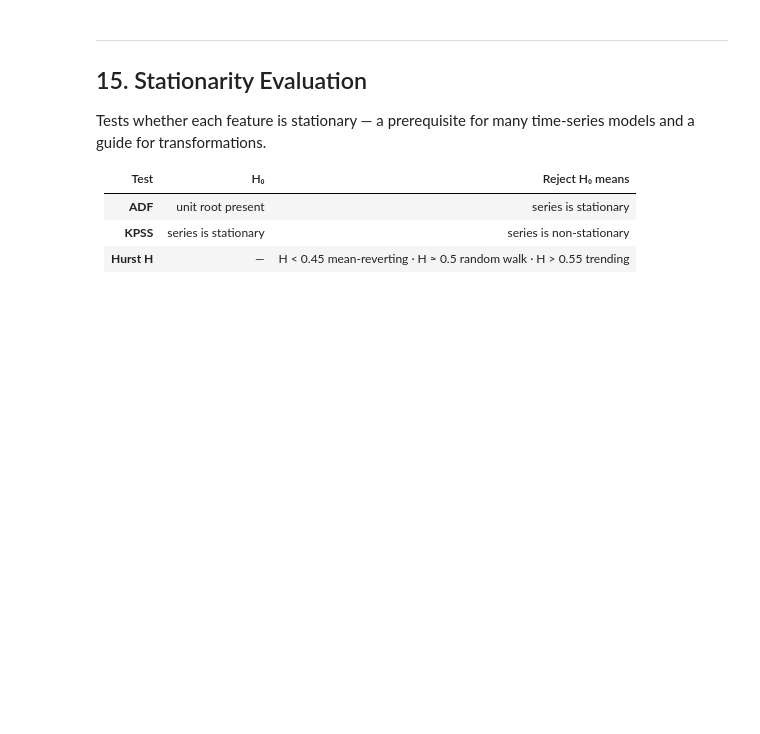
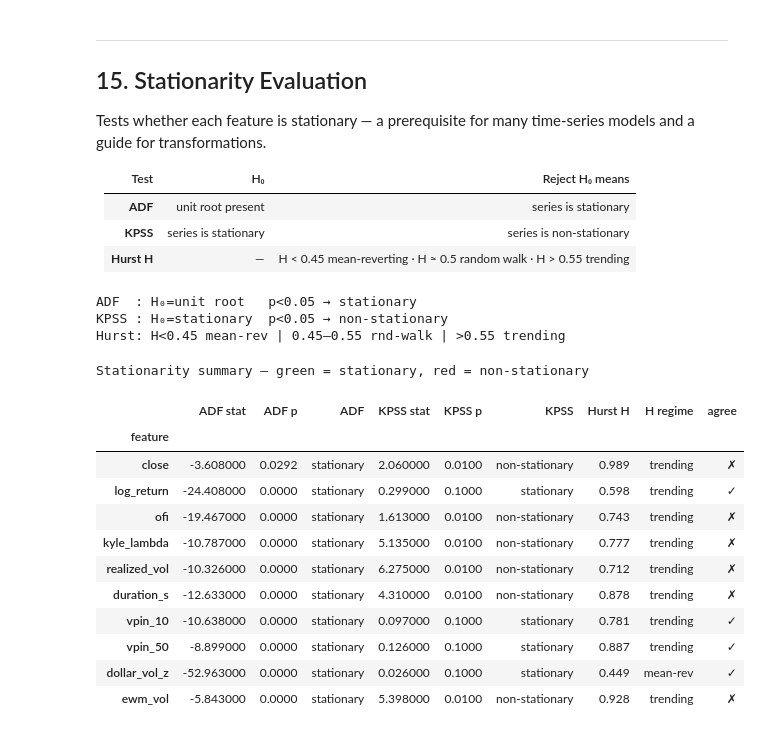
Before and after one commit to gabdejo/quant_binance, a Jupyter notebook: notebooks/build_dataset.ipynb, the cells around one changed output. Drawn from its saved outputs; the diff is of its cells as text; code cells hidden in the pictures; blank space fills up the shorter version.

```diff
--- a/notebooks/build_dataset.ipynb
+++ b/notebooks/build_dataset.ipynb
@@ -698,7 +698,7 @@ rows = []
 for col in STAT_FEATURES:
     series = df[col].dropna().values
 
-    adf_stat, adf_p, *_ = adfuller(series, autolag="AIC")
+    adf_stat, adf_p, *_ = adfuller(series, regression='ct', autolag="AIC")
 
     with warnings.catch_warnings():
         warnings.simplefilter("ignore")
@@ -717,33 +717,50 @@ for col in STAT_FEATURES:
         "ADF p":     round(adf_p,     4),
         "ADF":       adf_verdict,
         "KPSS stat": round(kpss_stat, 3),
         "KPSS p":    round(kpss_p,    4),
         "KPSS":      kpss_verdict,
         "Hurst H":   round(H,         3),
         "H regime":  h_regime,
         "agree":     agree,
     })
 
 stat_df = pd.DataFrame(rows).set_index("feature")
 
 
 def _color_stat(v):
     return "color: green" if v == "stationary" else "color: red"
 
 def _color_agree(v):
     return "font-weight: bold; color: green" if v == "✓" else "font-weight: bold; color: crimson"
 
 
 print("ADF  : H₀=unit root   p<0.05 → stationary")
 print("KPSS : H₀=stationary  p<0.05 → non-stationary")
 print("Hurst: H<0.45 mean-rev | 0.45–0.55 rnd-walk | >0.55 trending\n")
 (
     stat_df.style
     .applymap(_color_stat,  subset=["ADF", "KPSS"])
     .applymap(_color_agree, subset=["agree"])
     .format({"ADF p": "{:.4f}", "KPSS p": "{:.4f}", "Hurst H": "{:.3f}"})
     .set_caption("Stationarity summary — green = stationary, red = non-stationary")
 )
+# %% [output]
+ADF  : H₀=unit root   p<0.05 → stationary
+KPSS : H₀=stationary  p<0.05 → non-stationary
+Hurst: H<0.45 mean-rev | 0.45–0.55 rnd-walk | >0.55 trending
+Stationarity summary — green = stationary, red = non-stationary
+|  | ADF stat | ADF p | ADF | KPSS stat | KPSS p | KPSS | Hurst H | H regime | agree |
+| feature |  |  |  |  |  |  |  |  |  |
+| close | -3.608000 | 0.0292 | stationary | 2.060000 | 0.0100 | non-stationary | 0.989 | trending | ✗ |
+| log_return | -24.408000 | 0.0000 | stationary | 0.299000 | 0.1000 | stationary | 0.598 | trending | ✓ |
+| ofi | -19.467000 | 0.0000 | stationary | 1.613000 | 0.0100 | non-stationary | 0.743 | trending | ✗ |
+| kyle_lambda | -10.787000 | 0.0000 | stationary | 5.135000 | 0.0100 | non-stationary | 0.777 | trending | ✗ |
+| realized_vol | -10.326000 | 0.0000 | stationary | 6.275000 | 0.0100 | non-stationary | 0.712 | trending | ✗ |
+| duration_s | -12.633000 | 0.0000 | stationary | 4.310000 | 0.0100 | non-stationary | 0.878 | trending | ✗ |
+| vpin_10 | -10.638000 | 0.0000 | stationary | 0.097000 | 0.1000 | stationary | 0.781 | trending | ✓ |
+| vpin_50 | -8.899000 | 0.0000 | stationary | 0.126000 | 0.1000 | stationary | 0.887 | trending | ✓ |
+| dollar_vol_z | -52.963000 | 0.0000 | stationary | 0.026000 | 0.1000 | stationary | 0.449 | mean-rev | ✓ |
+| ewm_vol | -5.843000 | 0.0000 | stationary | 5.398000 | 0.0100 | non-stationary | 0.928 | trending | ✗ |
 # %%
 # ── 15.2 Rolling mean / std  +  ACF ──────────────────────────────────────────
 # Rolling mean: should be flat for stationary series.
```
Also changed, not shown: parts of 2 cells of this notebook.
